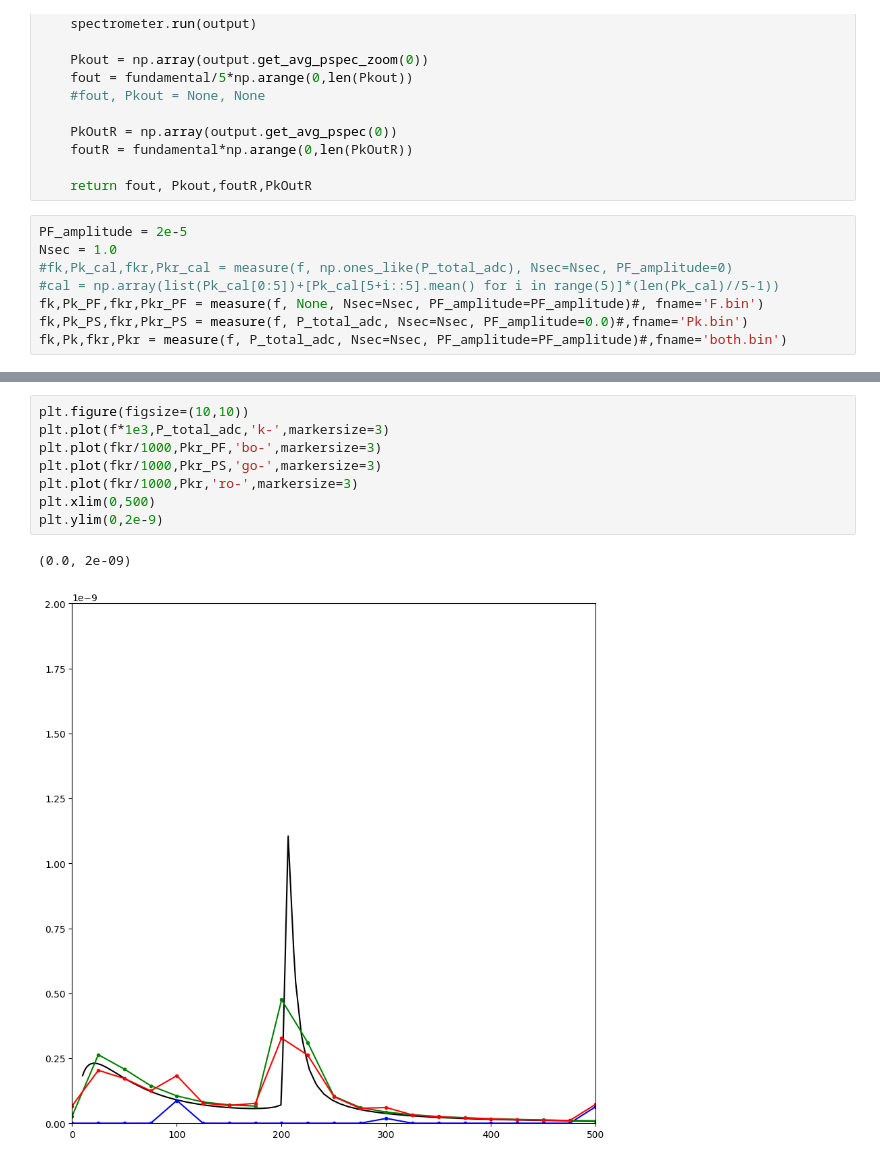
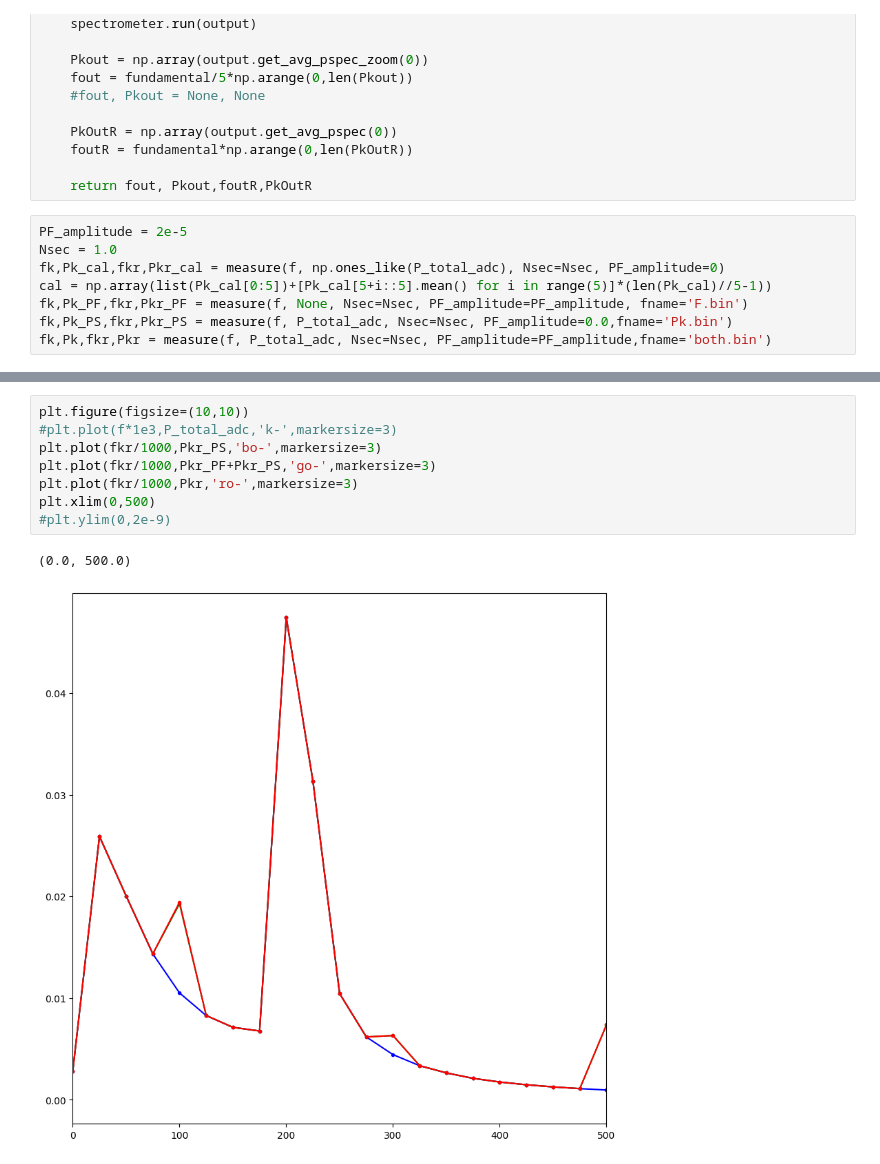
Before and after one commit to lusee-night/notebooks, a Jupyter notebook: low_frequency/zoom5_result.ipynb, the cells around one changed output, grey strips where cells are left out. Drawn from its saved outputs; the diff is of its cells as text.

```diff
--- a/low_frequency/zoom5_result.ipynb
+++ b/low_frequency/zoom5_result.ipynb
@@ -108,9 +108,9 @@ def measure  (f, P_input, Nsec=1.0, PF_amplitude=0.0006,  tone=None, seed=10, fn
 # %%
 PF_amplitude = 2e-5
 Nsec = 1.0
-#fk,Pk_cal,fkr,Pkr_cal = measure(f, np.ones_like(P_total_adc), Nsec=Nsec, PF_amplitude=0)
-#cal = np.array(list(Pk_cal[0:5])+[Pk_cal[5+i::5].mean() for i in range(5)]*(len(Pk_cal)//5-1))
-fk,Pk_PF,fkr,Pkr_PF = measure(f, None, Nsec=Nsec, PF_amplitude=PF_amplitude)#, fname='F.bin')
-fk,Pk_PS,fkr,Pkr_PS = measure(f, P_total_adc, Nsec=Nsec, PF_amplitude=0.0)#,fname='Pk.bin')
-fk,Pk,fkr,Pkr = measure(f, P_total_adc, Nsec=Nsec, PF_amplitude=PF_amplitude)#,fname='both.bin')
+fk,Pk_cal,fkr,Pkr_cal = measure(f, np.ones_like(P_total_adc), Nsec=Nsec, PF_amplitude=0)
+cal = np.array(list(Pk_cal[0:5])+[Pk_cal[5+i::5].mean() for i in range(5)]*(len(Pk_cal)//5-1))
+fk,Pk_PF,fkr,Pkr_PF = measure(f, None, Nsec=Nsec, PF_amplitude=PF_amplitude, fname='F.bin')
+fk,Pk_PS,fkr,Pkr_PS = measure(f, P_total_adc, Nsec=Nsec, PF_amplitude=0.0,fname='Pk.bin')
+fk,Pk,fkr,Pkr = measure(f, P_total_adc, Nsec=Nsec, PF_amplitude=PF_amplitude,fname='both.bin')
 # %% [output]
@@ -141,11 +145,11 @@ plt.xlim(0,500)
 # %%
 plt.figure(figsize=(10,10))
-plt.plot(f*1e3,P_total_adc,'k-',markersize=3)
-plt.plot(fkr/1000,Pkr_PF,'bo-',markersize=3)
-plt.plot(fkr/1000,Pkr_PS,'go-',markersize=3)
+#plt.plot(f*1e3,P_total_adc,'k-',markersize=3)
+plt.plot(fkr/1000,Pkr_PS,'bo-',markersize=3)
+plt.plot(fkr/1000,Pkr_PF+Pkr_PS,'go-',markersize=3)
 plt.plot(fkr/1000,Pkr,'ro-',markersize=3)
 plt.xlim(0,500)
-plt.ylim(0,2e-9)
+#plt.ylim(0,2e-9)
 # %% [output]
-(0.0, 2e-09)
+(0.0, 500.0)
-[figure, old version]
+[figure, new version]
```
Also changed, not shown: parts of 2 cells of this notebook.
